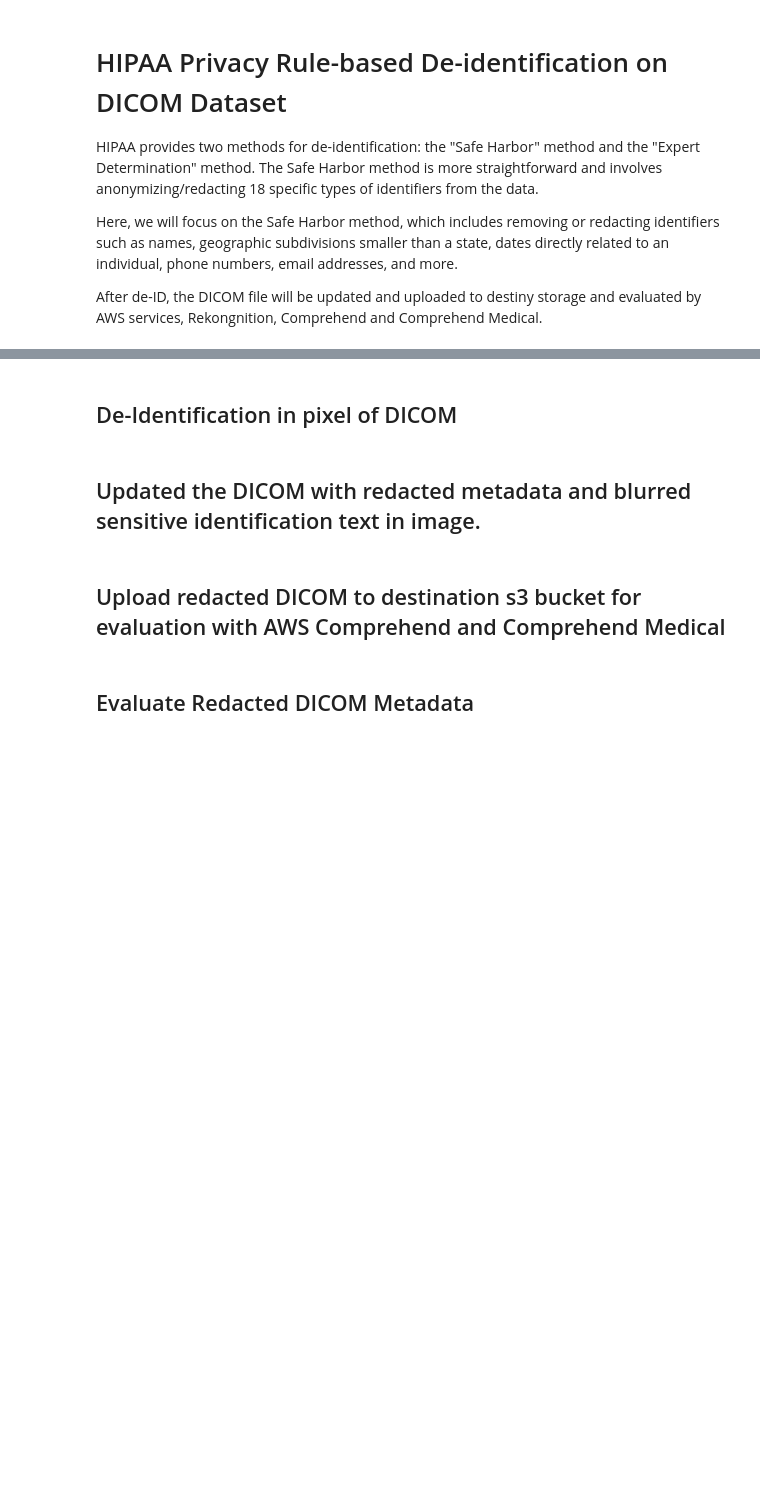
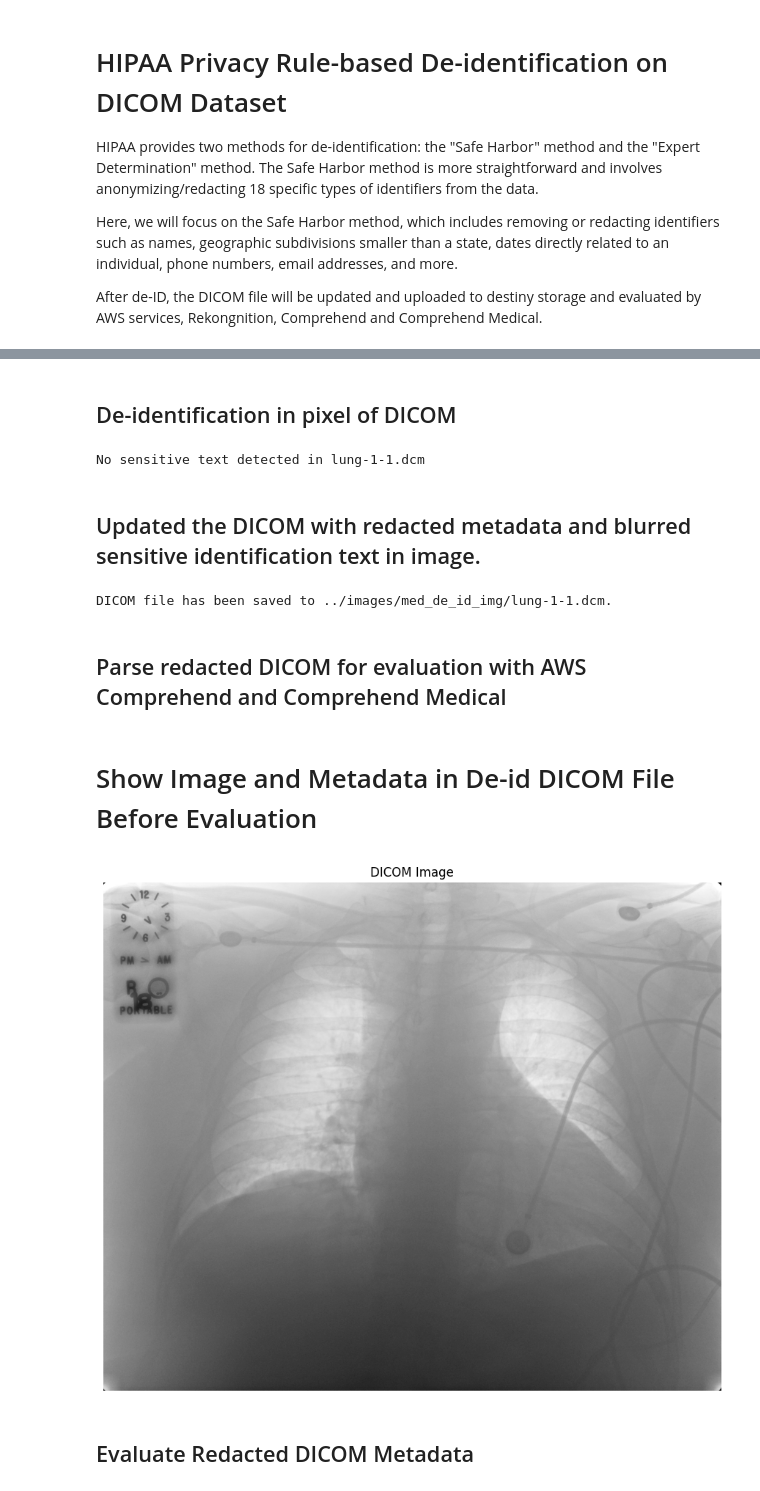
Before and after one commit to CBIIT/crdcdh-de-id-notebook, a Jupyter notebook: src/med_img_de_id.ipynb, the cells around one changed output, grey strips where cells are left out. Drawn from its saved outputs; the diff is of its cells as text; code cells hidden in the pictures; blank space fills up the shorter version.

```diff
--- a/src/med_img_de_id.ipynb
+++ b/src/med_img_de_id.ipynb
@@ -48,19 +94,16 @@ processor.draw_img(processor.image_data)
 # %% [markdown]
-## De-Identification in pixel of DICOM
+## De-identification in pixel of DICOM
 # %%
-from PIL import Image
-local_de_id_png = LOC_DE_ID_DICOM_FOLDER + local_img_file.replace('.dcm', '.png')
-id_text_detected = processor.detect_id_in_img(None, None, None)
+id_text_detected, text_detected = processor.detect_id_in_img(None, None)
 if id_text_detected and len(id_text_detected):
     print(f'Sensitive text detected in {local_img_file}')
     print (id_text_detected)
-    processor.redact_id_in_image(id_text_detected, local_de_id_png)
-    # show redacted image
+    processor.redact_id_in_image(id_text_detected)
     print('Sensitive text in image have been redacted')
-    img = Image.open(local_de_id_png)
-    processor.draw_img(img)
 
 else:
     print(f'No sensitive text detected in {local_img_file}')
+# %% [output]
+No sensitive text detected in lung-1-1.dcm
 # %% [markdown]
 ## Updated the DICOM with redacted metadata and blurred sensitive identification text in image.
@@ -71,2 +110,7 @@ if id_text_detected and len(id_text_detected) > 0:
+# %%
+local_de_id_dicom = LOC_DE_ID_DICOM_FOLDER + local_img_file
+processor.save_de_id_dicom(local_de_id_dicom)
+# %% [output]
+DICOM file has been saved to ../images/med_de_id_img/lung-1-1.dcm.
 # %% [markdown]
-## Upload redacted DICOM to destination s3 bucket for evaluation with AWS Comprehend and Comprehend Medical
+## Parse redacted DICOM for evaluation with AWS Comprehend and Comprehend Medical
@@ -87,3 +121,12 @@ result, dicom_dataset = processor.upload_dicom_file(DESTINATION_BUCKET, src_key,
+# %% [markdown]
+# Show Image and Metadata in De-id DICOM File Before Evaluation
+# %%
+# dump tags before De-id
+dump_object_to_text(processor.ds, '../temp/ds_after_de_id.txt')
+# show med image before de-identification
+draw_img(processor.image_data)
+# %% [output]
+[figure, added]
 # %% [markdown]
 ## Evaluate Redacted DICOM Metadata
 # %%
```
Also changed, not shown: parts of 18 cells of this notebook, 9 other files.
